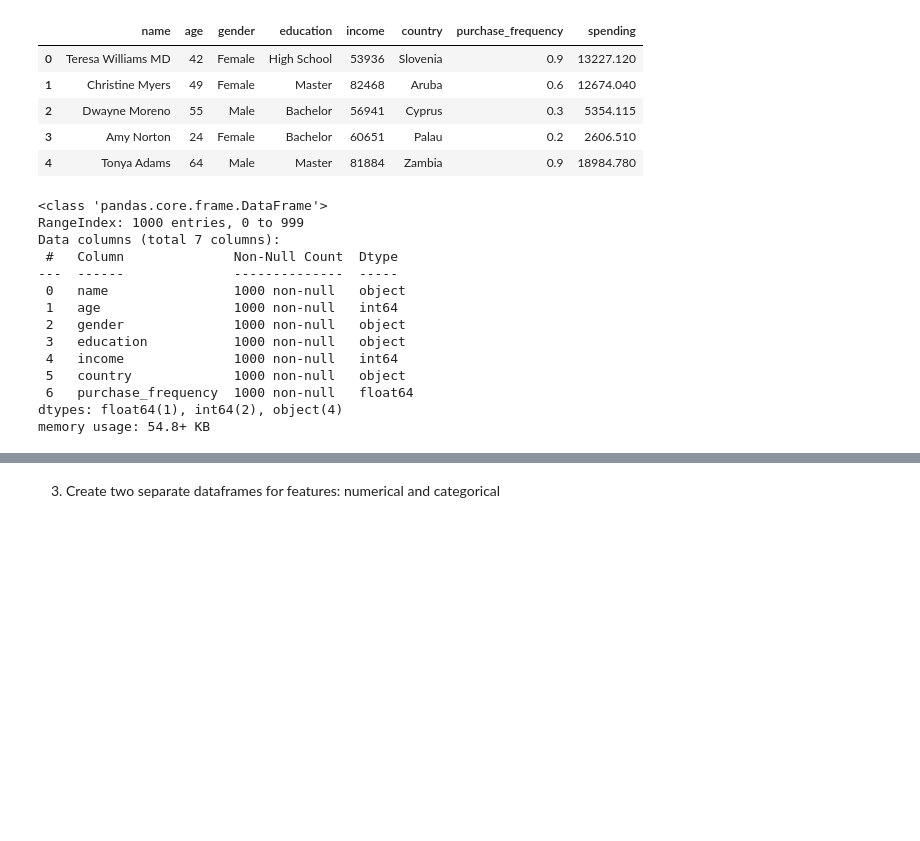
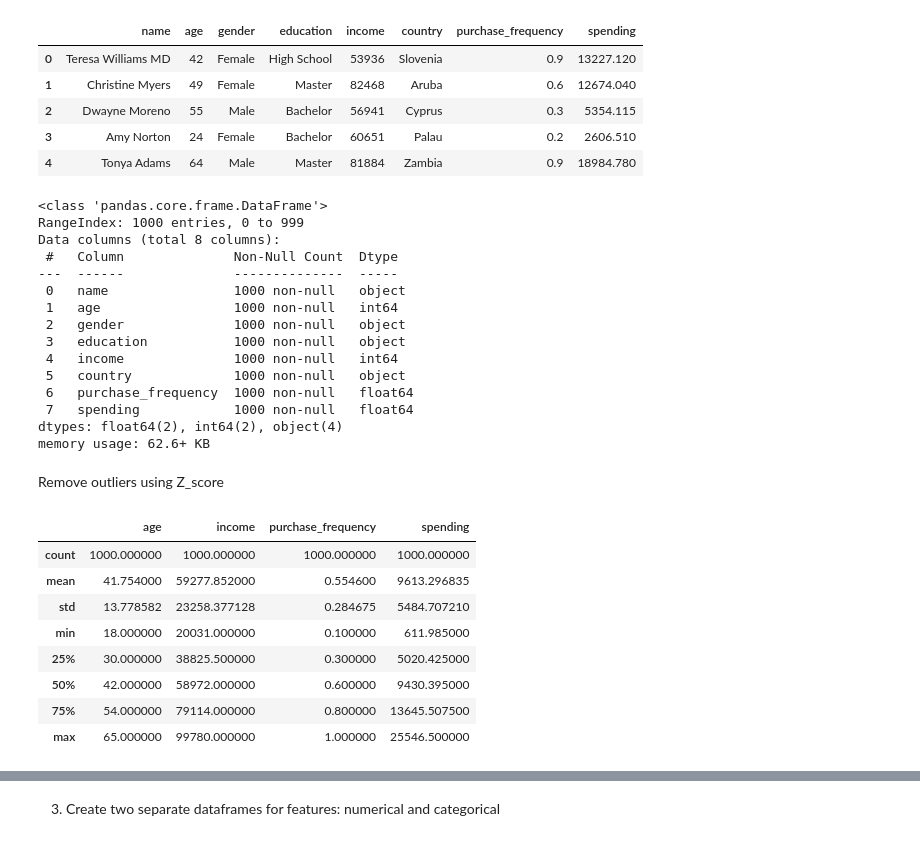
Before and after one commit to aminsamir45/ML-Projects, a Jupyter notebook: Salary Prediction/salary_model.ipynb, the cells around one changed output, grey strips where cells are left out. Saved outputs shown, nothing was run; the diff lists cells and outputs as text; code cells hidden in the pictures; blank space fills up the shorter version.

```diff
--- a/Salary Prediction/salary_model.ipynb
+++ b/Salary Prediction/salary_model.ipynb
@@ -29,11 +28,11 @@ df.head()
 | 3 | Amy Norton | 24 | Female | Bachelor | 60651 | Palau | 0.2 | 2606.510 |
 | 4 | Tonya Adams | 64 | Male | Master | 81884 | Zambia | 0.9 | 18984.780 |
 # %%
-X.info()
+df.info()
 # %% [output]
 <class 'pandas.core.frame.DataFrame'>
 RangeIndex: 1000 entries, 0 to 999
-Data columns (total 7 columns):
+Data columns (total 8 columns):
  #   Column              Non-Null Count  Dtype
 ---  ------              --------------  -----
  0   name                1000 non-null   object
@@ -43,5 +42,20 @@ Data columns (total 7 columns):
  4   income              1000 non-null   int64
  5   country             1000 non-null   object
  6   purchase_frequency  1000 non-null   float64
-dtypes: float64(1), int64(2), object(4)
-memory usage: 54.8+ KB
+ 7   spending            1000 non-null   float64
+dtypes: float64(2), int64(2), object(4)
+memory usage: 62.6+ KB
+# %% [markdown]
+Remove outliers using Z_score
+# %%
+df.describe()
+# %% [output]
+|  | age | income | purchase_frequency | spending |
+| count | 1000.000000 | 1000.000000 | 1000.000000 | 1000.000000 |
+| mean | 41.754000 | 59277.852000 | 0.554600 | 9613.296835 |
+| std | 13.778582 | 23258.377128 | 0.284675 | 5484.707210 |
+| min | 18.000000 | 20031.000000 | 0.100000 | 611.985000 |
+| 25% | 30.000000 | 38825.500000 | 0.300000 | 5020.425000 |
+| 50% | 42.000000 | 58972.000000 | 0.600000 | 9430.395000 |
+| 75% | 54.000000 | 79114.000000 | 0.800000 | 13645.507500 |
+| max | 65.000000 | 99780.000000 | 1.000000 | 25546.500000 |
```
Also changed, not shown: parts of 20 cells of this notebook, 6 other files.
